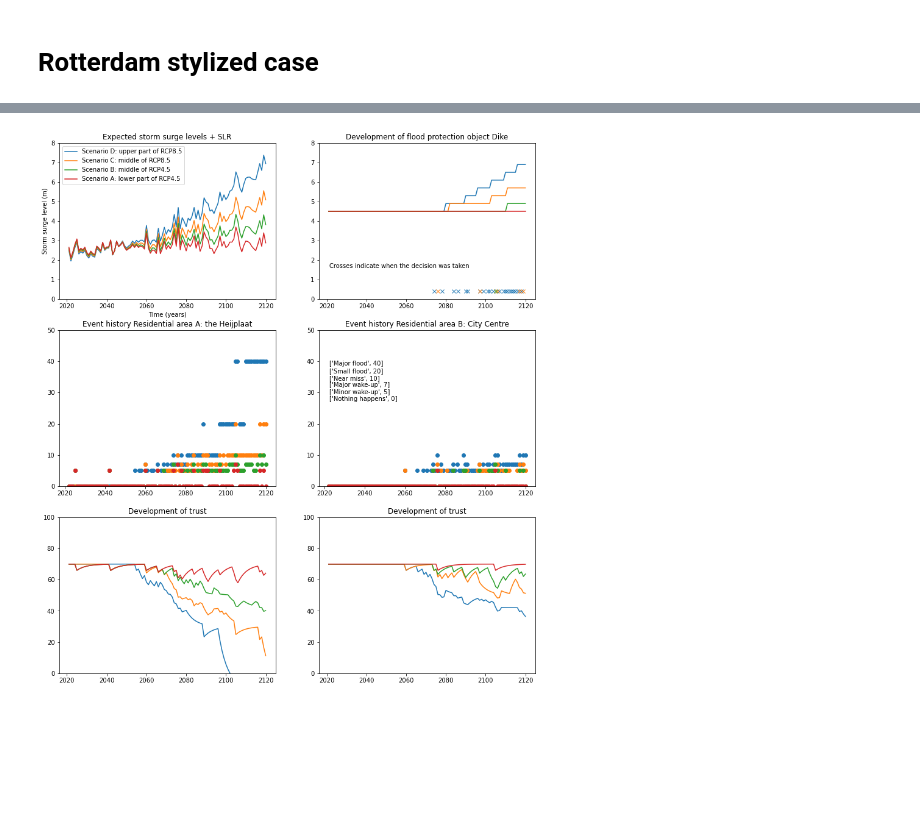
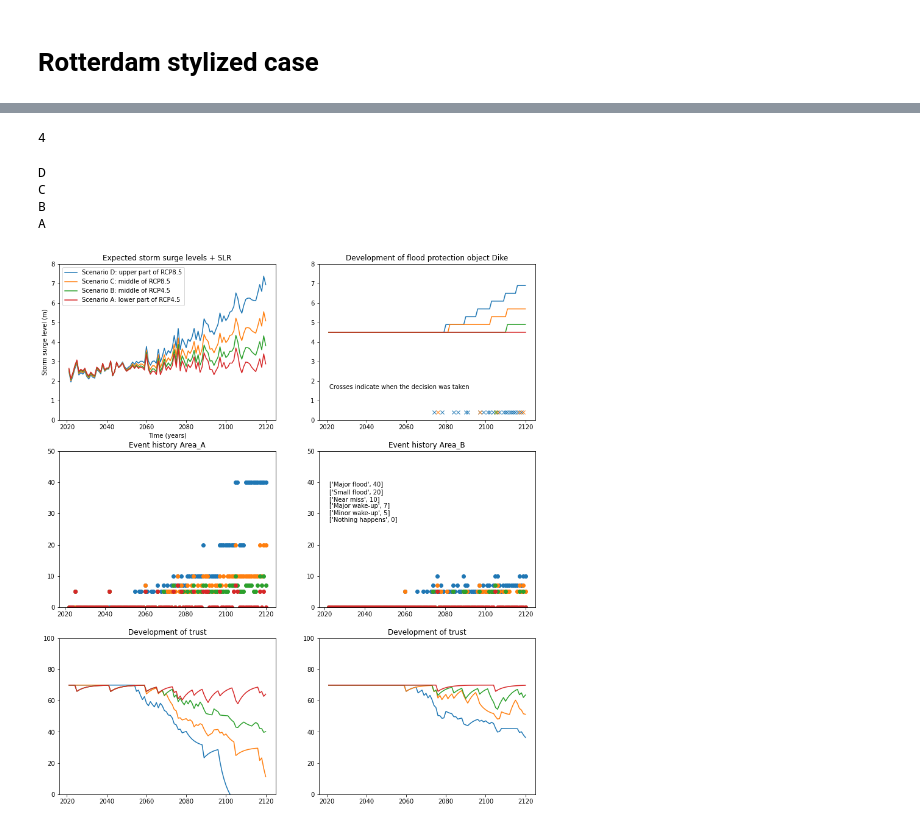
Before and after one commit to keesvanginkel/Urban-SETP, a Jupyter notebook: Rotterdam.ipynb, the cells around one changed output, grey strips where cells are left out. Cells and saved outputs as stored; diff of their text form; code cells hidden in the pictures; blank space fills up the shorter version.

Commit message:
Finished the new architecture of the model

```diff
--- a/Rotterdam.ipynb
+++ b/Rotterdam.ipynb
@@ -66,11 +60,0 @@ SurgeSeries_D.from_csv("D.csv")
-# %%
-Rotty = Model('Rotty')
-#Add residential areas to the model
-Rotty.add_ResidentialArea(ResidentialArea("Area_A",4,["No flood protection"],"Residential area A: the Heijplaat"))
-Rotty.add_ResidentialArea(ResidentialArea("Area_B",1,["Dike"],"Residential area B: City Centre"))
-
-#Add flood protection objections to the model
-Rotty.add_FloodProtection(FloodProtection("No",4,False,"Region without flood protection"))
-Rotty.add_FloodProtection(FloodProtection("Dike",4.5,False,"Sea dike"))
-
-print(Rotty)
@@ -169,45 +174,66 @@ D
+# %%
+len(experiments)
+# %% [output]
+4
 # %%
 fig, axes = plt.subplots(nrows=3,ncols=2,sharey=False,figsize=(14,16))
 
 labels = []
 
-for SurgeSeries in reversed(allSurgeSeries):
+for experiment in reversed(experiments):
+
+    Model = experiment['Model']
+    SurgeSeries = experiment['SurgeSeries']
+    Mayor = experiment['Mayor']
+
+    print(SurgeSeries.name)
+
     axes[0,0].plot(SurgeSeries.years,SurgeSeries.surgelevel)
 
     labels.append(SurgeSeries.description)
     axes[0,0].set_title('Expected storm surge levels + SLR')
     axes[0,0].set_xlabel('Time (years)')
     axes[0,0].set_ylabel('Storm surge level (m)')
     axes[0,0].set_ylim(0,8)
     axes[0,1].set_ylim(0,8)
 
-    for i, Area in enumerate(allResidentialArea):
-        axes[1,i].set_title('Event history {}'.format(allResidentialArea[i].name))
-        axes[1,i].plot(SurgeSeries.years,allResidentialArea[i].event_impact_history[SurgeSeries.name],'o')
+    for i, Area in enumerate(Model.allResidentialArea):
+        axes[1,i].set_title('Event history {}'.format(Model.allResidentialArea[i].name))
+        axes[1,i].plot(SurgeSeries.years,Model.allResidentialArea[i].event_impact_history,'o')
         axes[1,i].set_ylim(0,50)
 
         axes[2,i].set_title('Development of trust')
-        axes[2,i].plot(SurgeSeries.years,allResidentialArea[i].trust_t[SurgeSeries.name],)
+        axes[2,i].plot(SurgeSeries.years,Model.allResidentialArea[i].trust_t)
 
         axes[2,i].set_ylim(0,100)
 
 
-    axes[0,1].plot(allSurgeSeries[0].years,Dike.protection_level[SurgeSeries.name])
+    axes[0,1].plot(SurgeSeries.years,Model.allFloodProtection[1].protection_level)
     axes[0,1].set_title('Development of flood protection object Dike')
 
 axes[0,0].legend(labels)
 
 #Add some additional text to some axes
+alarming_conditions = Model.Parameters['alarming_conditions']
+
 textbox = ""
-for key in alarming_conditions2:
-    textbox = textbox + str(alarming_conditions2[key]) + '\n'
+for key in alarming_conditions:
+    textbox = textbox + str(alarming_conditions[key]) + '\n'
 
 axes[0,1].text(0.05,0.2,"Crosses indicate when the decision was taken",transform=axes[0,1].transAxes)
 axes[1,1].text(0.05,0.5,textbox,transform=axes[1,1].transAxes)
 
 
 axes[0,1].set_prop_cycle(None) #reset the cycler to plot again in the same axes with similar colors
-for SurgeSeries in reversed(allSurgeSeries):
-    axes[0,1].plot(allSurgeSeries[0].years,Dike.measure_history[SurgeSeries.name],'x') #PLOT THE HISTORY OF THE MEASURES
+for experiment in reversed(experiments):
+    Model = experiment['Model']
+    SurgeSeries = experiment['SurgeSeries']
+    Mayor = experiment['Mayor']
+
+    axes[0,1].plot(SurgeSeries.years,Model.allFloodProtection[1].measure_history,'x') #PLOT THE HISTORY OF THE MEASURES
 # %% [output]
+D
+C
+B
+A
-[figure, old version]
+[figure, new version]
```
Also changed, not shown: parts of 15 cells of this notebook, 1 other file.
